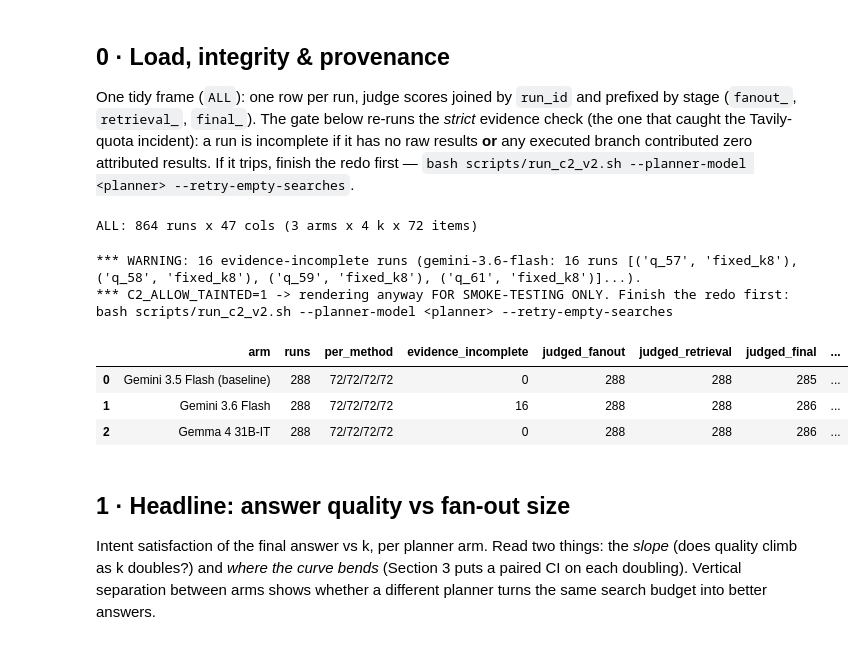
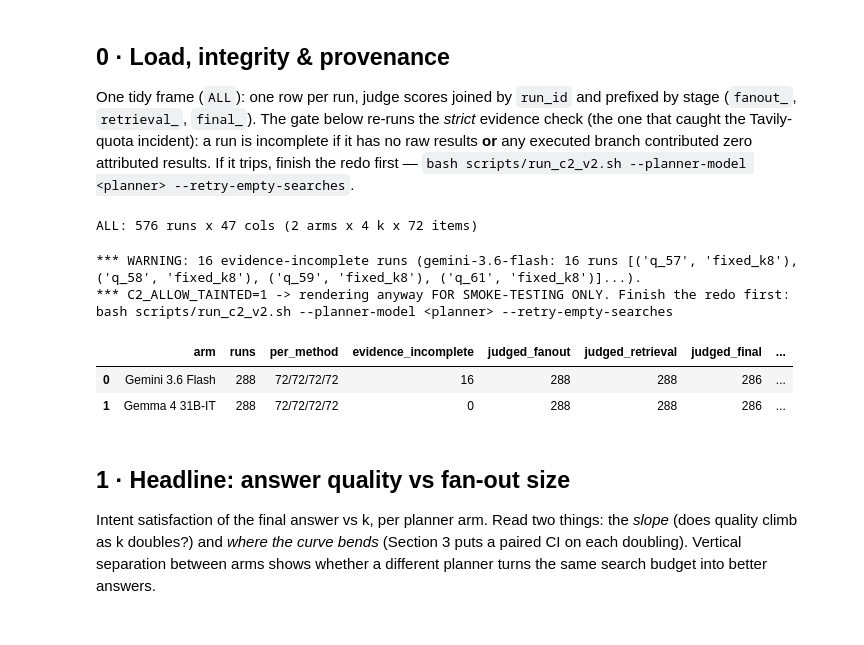
Before and after one commit to Yuanchen-Wu/personalized-search-agent-research, a Jupyter notebook: notebooks/c2_v2_scaling_paper_figures.ipynb, the cells around one changed output. Cells and saved outputs as stored; diff of their text form; code cells hidden in the pictures.

```diff
--- a/notebooks/c2_v2_scaling_paper_figures.ipynb
+++ b/notebooks/c2_v2_scaling_paper_figures.ipynb
@@ -41,14 +41,10 @@ TAB_DIR = ROOT / "reports" / "paper" / "tables";  TAB_DIR.mkdir(parents=True, ex
 # --- house palette (same ink/grid as the C1 notebook) -----------------------
 INK, INK2, MUTED, GRID = "#0b0b0b", "#52514e", "#898781", "#e7e6e2"
 # Entity colors are stable across the whole paper: Gemma and 3.6 Flash keep the
-# hues they have in the C1 figures. The trio below passes the palette validator
-# (CVD all-pairs, normal-vision floor, >=3:1 contrast on white); per-arm markers
+# hues they have in the C1 figures (the pair passes the palette validator:
+# CVD all-pairs, normal-vision floor, >=3:1 contrast on white); per-arm markers
 # give a second, color-independent encoding for print.
 ARMS = {
-    "gemini-3.5-flash": dict(
-        dir="outputs/fixed_fanout_scaling_v1",
-        label="Gemini 3.5 Flash (baseline)", short="3.5 Flash",
-        color="#c4498e", marker="o"),
     "gemini-3.6-flash": dict(
         dir="outputs/fixed_fanout_scaling_v2_gemini-3.6-flash",
         label="Gemini 3.6 Flash", short="3.6 Flash",
@@ -61,7 +57,7 @@ ARMS = {
 K_METHODS = ["fixed_k1", "fixed_k2", "fixed_k4", "fixed_k8"]
 KS = [1, 2, 4, 8]
 XPOS = np.arange(len(KS))          # ordinal x: one step = one doubling of k
-OFF = dict(zip(ARMS, (-0.10, 0.0, 0.10)))
+OFF = dict(zip(ARMS, (-0.07, 0.07)))
 
 plt.rcParams.update({
     "figure.dpi": 110, "savefig.dpi": 300, "savefig.bbox": "tight",
@@ -159,7 +155,7 @@ MG = {arm: pd.read_csv(ROOT / ARMS[arm]["dir"] / "marginal_gains.csv") for arm i
 print(f"ALL: {ALL.shape[0]} runs x {ALL.shape[1]} cols "
       f"({ALL.arm.nunique()} arms x {ALL.k.nunique()} k x {ALL.query_id.nunique()} items)")
 # %% [output]
-ALL: 864 runs x 47 cols (3 arms x 4 k x 72 items)
+ALL: 576 runs x 47 cols (2 arms x 4 k x 72 items)
 # %%
 def evidence_incomplete(r):
     raw = r.get("raw_search_results") or []
@@ -174,48 +170,40 @@ for arm, meta in ARMS.items():
     runs = RUNS_RAW[arm]
     bad = sorted((r["query_id"], r["method"]) for r in runs if evidence_incomplete(r))
     tainted[arm] = bad
-    man_path = ROOT / meta["dir"] / "manifest.json"
-    if man_path.exists():
-        man = json.load(open(man_path))
-        models, fin = man.get("models", {}), man.get("finished_at_utc")
-    else:  # v1 predates manifests; models come from the run records themselves
-        models = {"planner": runs[0].get("planner_model"),
-                  "synthesizer": runs[0].get("synthesis_model"),
-                  "evaluator": "gemini-flash-latest (resolved: gemini-3.5-flash)"}
-        fin = max(r.get("timestamp", "") for r in runs)
+    man = json.load(open(ROOT / meta["dir"] / "manifest.json"))
+    models, fin = man.get("models", {}), man.get("finished_at_utc")
     sub = ALL[ALL.arm == arm]
     rows.append(dict(
         arm=meta["label"], runs=len(runs),
         per_method="/".join(str(int((sub.method == m).sum())) for m in K_METHODS),
         evidence_incomplete=len(bad),
         judged_fanout=int(sub.fanout_query_diversity.notna().sum()),
         judged_retrieval=int(sub.retrieval_constraint_coverage.notna().sum()),
         judged_final=int(sub.final_intent_satisfaction.notna().sum()),
         planner=models.get("planner"), synthesizer=models.get("synthesizer"),
         judge=models.get("evaluator"), finished_utc=fin))
 integrity = pd.DataFrame(rows)
 
 n_bad = sum(len(v) for v in tainted.values())
 if n_bad:
     detail = "; ".join(f"{a}: {len(v)} runs {v[:4]}{'...' if len(v) > 4 else ''}"
                        for a, v in tainted.items() if v)
     fix = ("Finish the redo first:  bash scripts/run_c2_v2.sh "
            "--planner-model <planner> --retry-empty-searches")
     if os.environ.get("C2_ALLOW_TAINTED") != "1":
         raise RuntimeError(f"{n_bad} evidence-incomplete runs -- NOT paper-grade. {detail}. {fix}")
     print(f"*** WARNING: {n_bad} evidence-incomplete runs ({detail}).\n"
           f"*** C2_ALLOW_TAINTED=1 -> rendering anyway FOR SMOKE-TESTING ONLY. {fix}")
 assert (integrity.runs == 288).all(), "expected 72 pairs x 4 k per arm"
 assert (integrity[["judged_fanout", "judged_retrieval", "judged_final"]].eq(288).all().all()
         or os.environ.get("C2_ALLOW_TAINTED") == "1"), "judge coverage incomplete"
 integrity
 # %% [output]
 *** WARNING: 16 evidence-incomplete runs (gemini-3.6-flash: 16 runs [('q_57', 'fixed_k8'), ('q_58', 'fixed_k8'), ('q_59', 'fixed_k8'), ('q_61', 'fixed_k8')]...).
 *** C2_ALLOW_TAINTED=1 -> rendering anyway FOR SMOKE-TESTING ONLY. Finish the redo first:  bash scripts/run_c2_v2.sh --planner-model <planner> --retry-empty-searches
 |  | arm | runs | per_method | evidence_incomplete | judged_fanout | judged_retrieval | judged_final | ... |
-| 0 | Gemini 3.5 Flash (baseline) | 288 | 72/72/72/72 | 0 | 288 | 288 | 285 | ... |
-| 1 | Gemini 3.6 Flash | 288 | 72/72/72/72 | 16 | 288 | 288 | 286 | ... |
-| 2 | Gemma 4 31B-IT | 288 | 72/72/72/72 | 0 | 288 | 288 | 286 | ... |
+| 0 | Gemini 3.6 Flash | 288 | 72/72/72/72 | 16 | 288 | 288 | 286 | ... |
+| 1 | Gemma 4 31B-IT | 288 | 72/72/72/72 | 0 | 288 | 288 | 286 | ... |
 # %% [markdown]
 ## 1 · Headline: answer quality vs fan-out size
 
```
Also changed, not shown: parts of 6 cells of this notebook.
